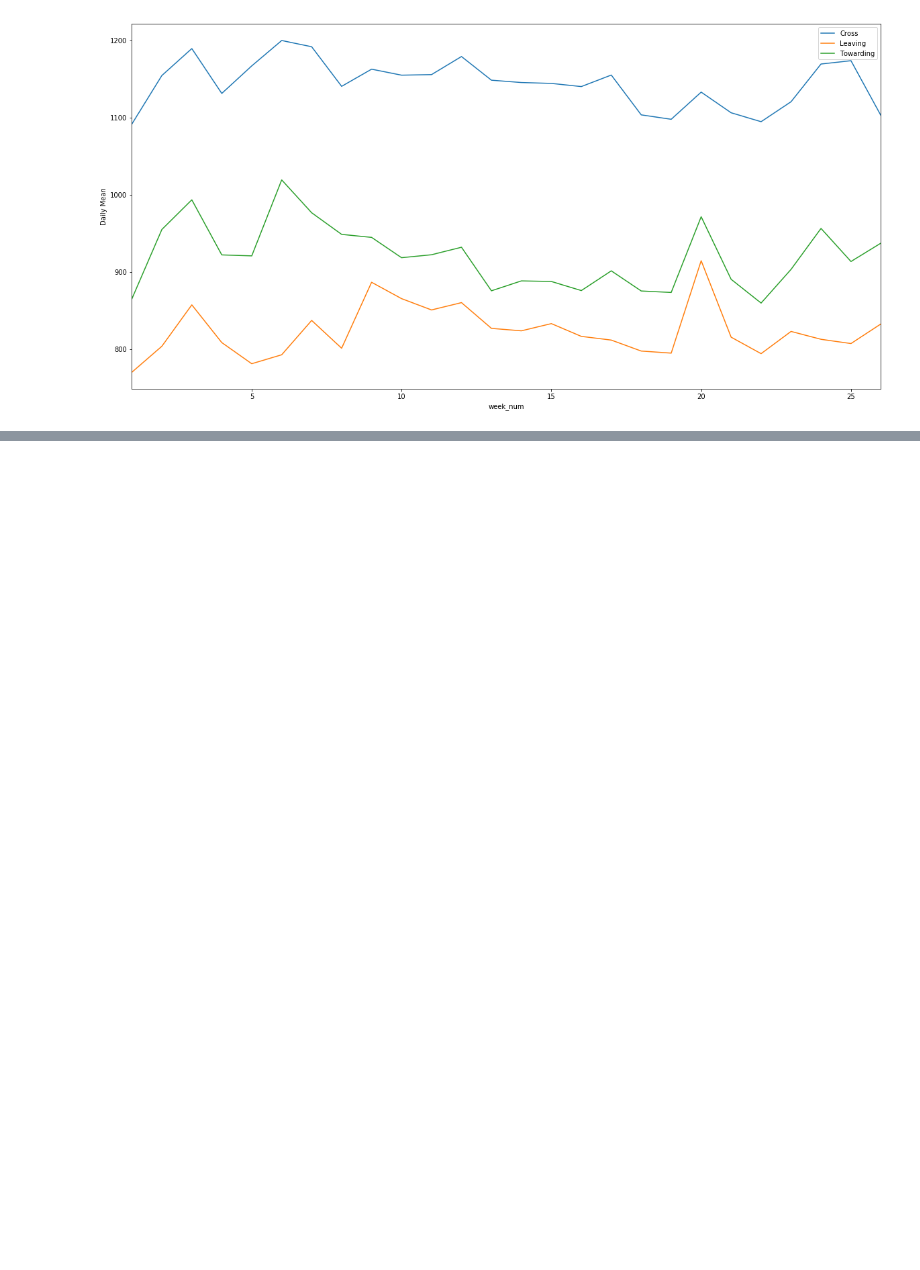
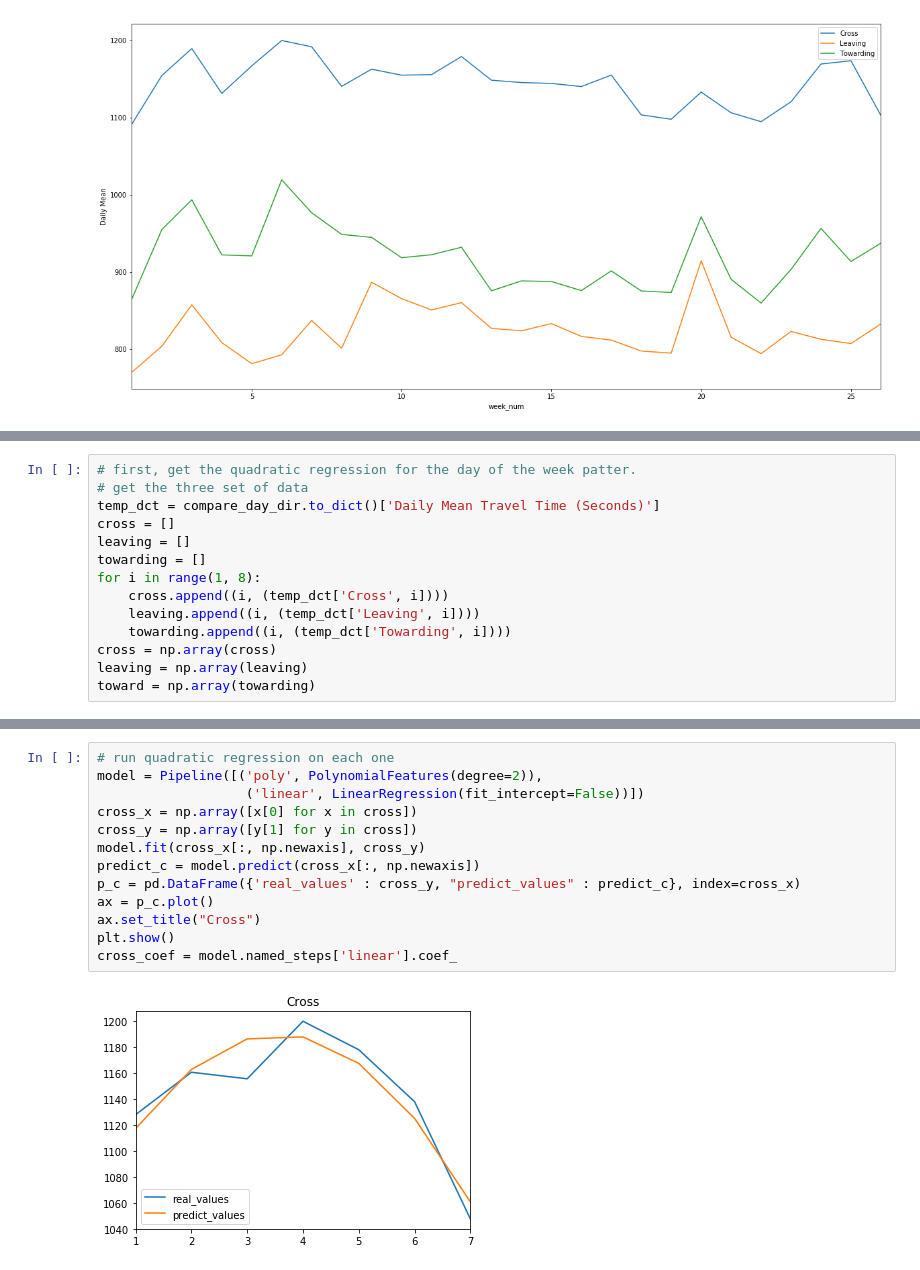
Before and after one commit to ctwayen/Datahack-2020, a Jupyter notebook: cleaner.ipynb, the cells around one changed output, grey strips where cells are left out. Drawn from its saved outputs; the diff is of its cells as text; blank space fills up the shorter version.

Commit message:
second fifth

```diff
--- a/cleaner.ipynb
+++ b/cleaner.ipynb
@@ -626,0 +606,14 @@ compare_day_dir
+# %%
+# first, get the quadratic regression for the day of the week patter.
+# get the three set of data
+temp_dct = compare_day_dir.to_dict()['Daily Mean Travel Time (Seconds)']
+cross = []
+leaving = []
+towarding = []
+for i in range(1, 8):
+    cross.append((i, (temp_dct['Cross', i])))
+    leaving.append((i, (temp_dct['Leaving', i])))
+    towarding.append((i, (temp_dct['Towarding', i])))
+cross = np.array(cross)
+leaving = np.array(leaving)
+toward = np.array(towarding)
@@ -626,0 +641,15 @@ compare_day_dir
+# %%
+# run quadratic regression on each one
+model = Pipeline([('poly', PolynomialFeatures(degree=2)),
+                   ('linear', LinearRegression(fit_intercept=False))])
+cross_x = np.array([x[0] for x in cross])
+cross_y = np.array([y[1] for y in cross])
+model.fit(cross_x[:, np.newaxis], cross_y)
+predict_c = model.predict(cross_x[:, np.newaxis])
+p_c = pd.DataFrame({'real_values' : cross_y, "predict_values" : predict_c}, index=cross_x)
+ax = p_c.plot()
+ax.set_title("Cross")
+plt.show()
+cross_coef = model.named_steps['linear'].coef_
+# %% [output]
+[figure, added]
```
Also changed, not shown: parts of 12 cells of this notebook, 3 other files.
